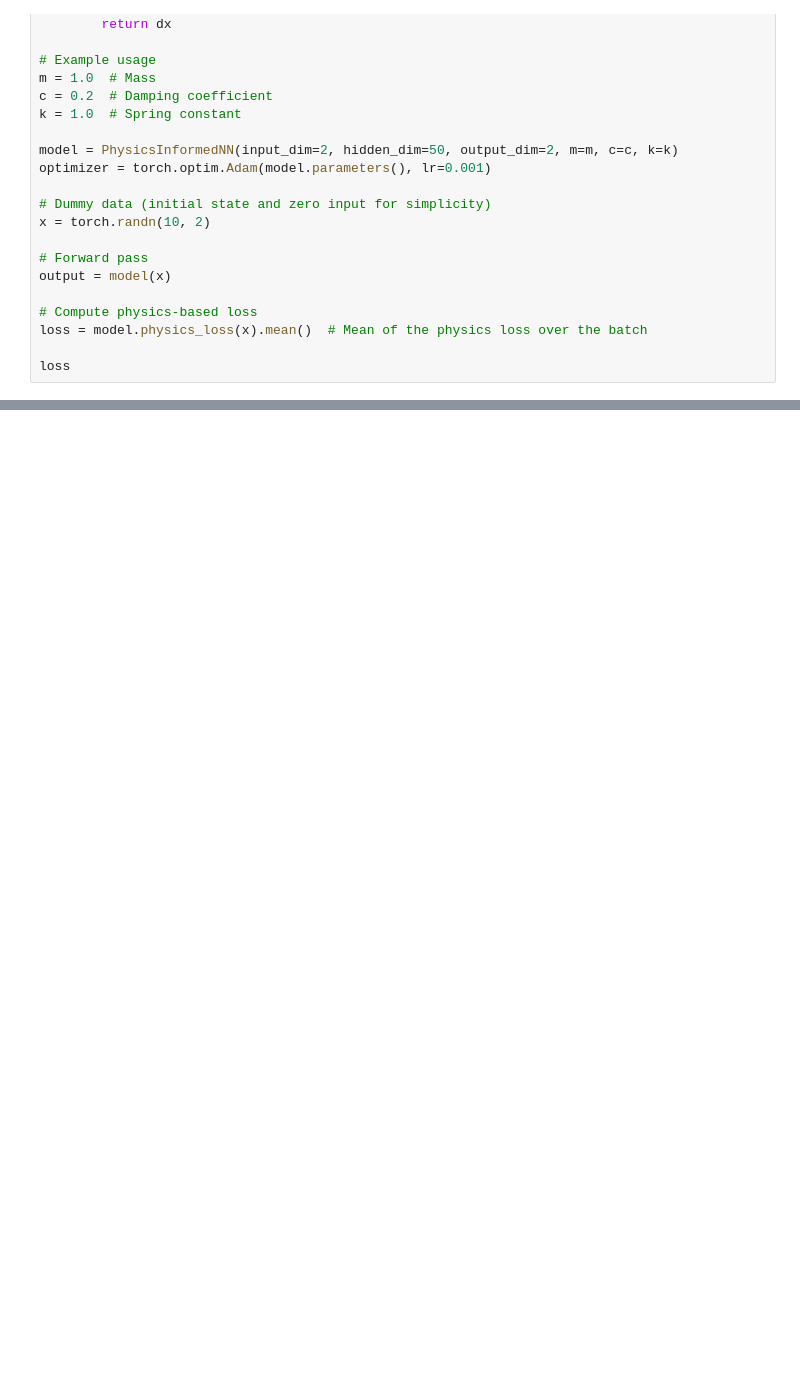
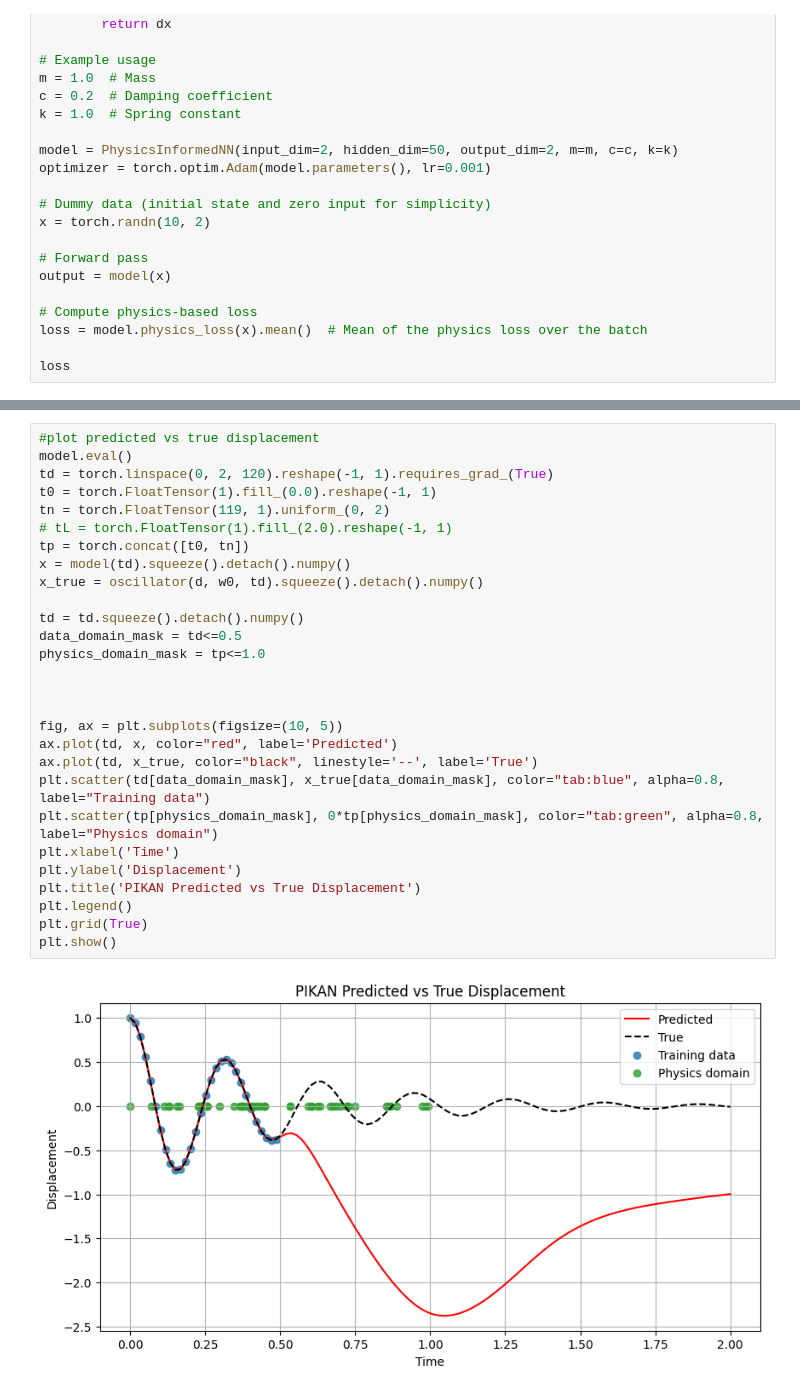
Before and after one commit to NeuralNut/pgdl, a Jupyter notebook: Spring/dev.ipynb, the cells around one changed output, grey strips where cells are left out. Cells and saved outputs as stored; diff of their text form; blank space fills up the shorter version.

```diff
--- a/Spring/dev.ipynb
+++ b/Spring/dev.ipynb
@@ -45,0 +151,30 @@ loss
+# %%
+#plot predicted vs true displacement
+model.eval()
+td = torch.linspace(0, 2, 120).reshape(-1, 1).requires_grad_(True)
+t0 = torch.FloatTensor(1).fill_(0.0).reshape(-1, 1)
+tn = torch.FloatTensor(119, 1).uniform_(0, 2)
+# tL = torch.FloatTensor(1).fill_(2.0).reshape(-1, 1)
+tp = torch.concat([t0, tn])
+x = model(td).squeeze().detach().numpy()
+x_true = oscillator(d, w0, td).squeeze().detach().numpy()
+
+td = td.squeeze().detach().numpy()
+data_domain_mask = td<=0.5
+physics_domain_mask = tp<=1.0
+
+
+
+fig, ax = plt.subplots(figsize=(10, 5))
+ax.plot(td, x, color="red", label='Predicted')
+ax.plot(td, x_true, color="black", linestyle='--', label='True')
+plt.scatter(td[data_domain_mask], x_true[data_domain_mask], color="tab:blue", alpha=0.8, label="Training data")
+plt.scatter(tp[physics_domain_mask], 0*tp[physics_domain_mask], color="tab:green", alpha=0.8, label="Physics domain")
+plt.xlabel('Time')
+plt.ylabel('Displacement')
+plt.title('PIKAN Predicted vs True Displacement')
+plt.legend()
+plt.grid(True)
+plt.show()
+# %% [output]
+[figure, added]
```
Also changed, not shown: parts of 3 cells of this notebook, 4 other files.
